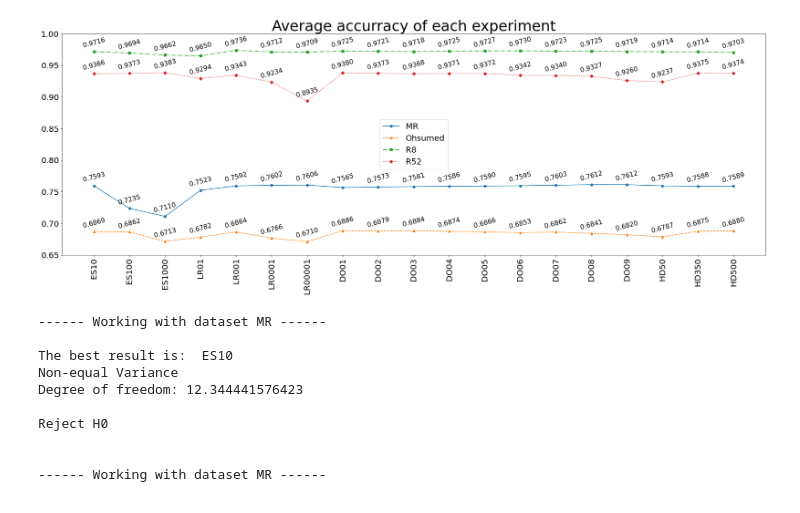
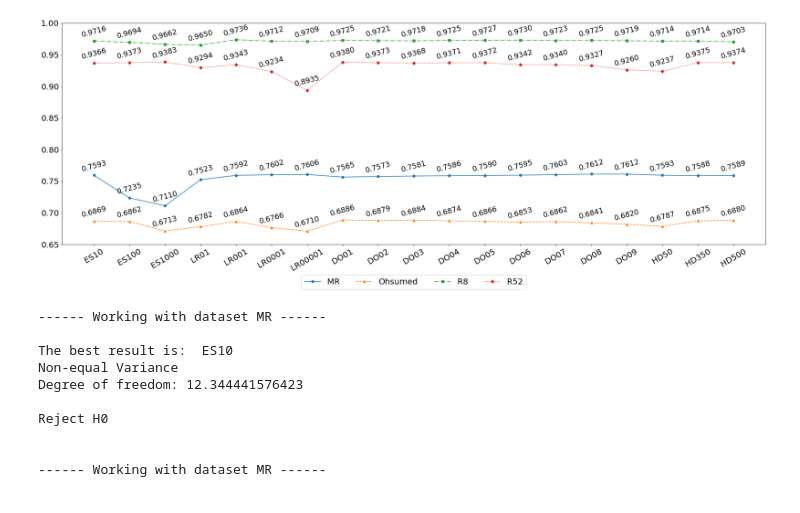
Before and after one commit to HenriqueVarellaEhrenfried/AnalysisResultsTextGCN, a Jupyter notebook: Data_visualization.ipynb, the cells around one changed output. Cells and saved outputs as stored; diff of their text form; code cells hidden in the pictures.

Commit message:
Improve chart

```diff
--- a/Data_visualization.ipynb
+++ b/Data_visualization.ipynb
@@ -96,38 +96,38 @@ dataset_config = {
     "MR": {"marker":'o', "linestyle":'-'},
     "Ohsumed": {"marker":'^', "linestyle":'--'},
     "R8": {"marker":'s', "linestyle":'-.'},
     "R52": {"marker":'D', "linestyle":':'},
 }
 
 plt.figure(figsize=(31, 10))
 for dataset in DATASETS:
     experiments = df.loc[df['dataset'] == dataset]
     basic_stats[dataset] = calculate_basic_statistics(experiments, dataset)
     plt.plot(basic_stats[dataset]["name"], basic_stats[dataset]["mean"], marker=dataset_config[dataset]["marker"], linestyle=dataset_config[dataset]["linestyle"], label=dataset)
 
     for x,y in zip(basic_stats[dataset]["name"],basic_stats[dataset]["mean"]):
 
         label = "{:.4f}".format(y)
 
         plt.annotate(label, # this is the text
                     (x,y), # this is the point to label
                     textcoords="offset points", # how to position the text
                     xytext=(0,10), # distance from text to points (x,y)
                     ha='center',  # horizontal alignment can be left, right or center
                     rotation=15,
-                    fontsize=16
+                    fontsize=18
         )
 
 
-plt.title("Average accurracy of each experiment",fontsize=36)
-plt.xticks(rotation=90,fontsize=20)
+# plt.title("Average accurracy of each experiment",fontsize=36)
+plt.xticks(rotation=30,fontsize=20)
 plt.yticks(numpy.arange(0.65, 1.05, step=0.05),fontsize=20)
-plt.legend(loc='center', fontsize=20)
+plt.legend(loc='lower center', fontsize=20,mode=None,ncol=4,bbox_to_anchor=(0.5,-0.22))
 
 
 plt.show()
 # %% [output]
-[figure, old version]
+[figure, new version]
 # %%
 def calculate_statistics(max_result, dataset):
 
```
